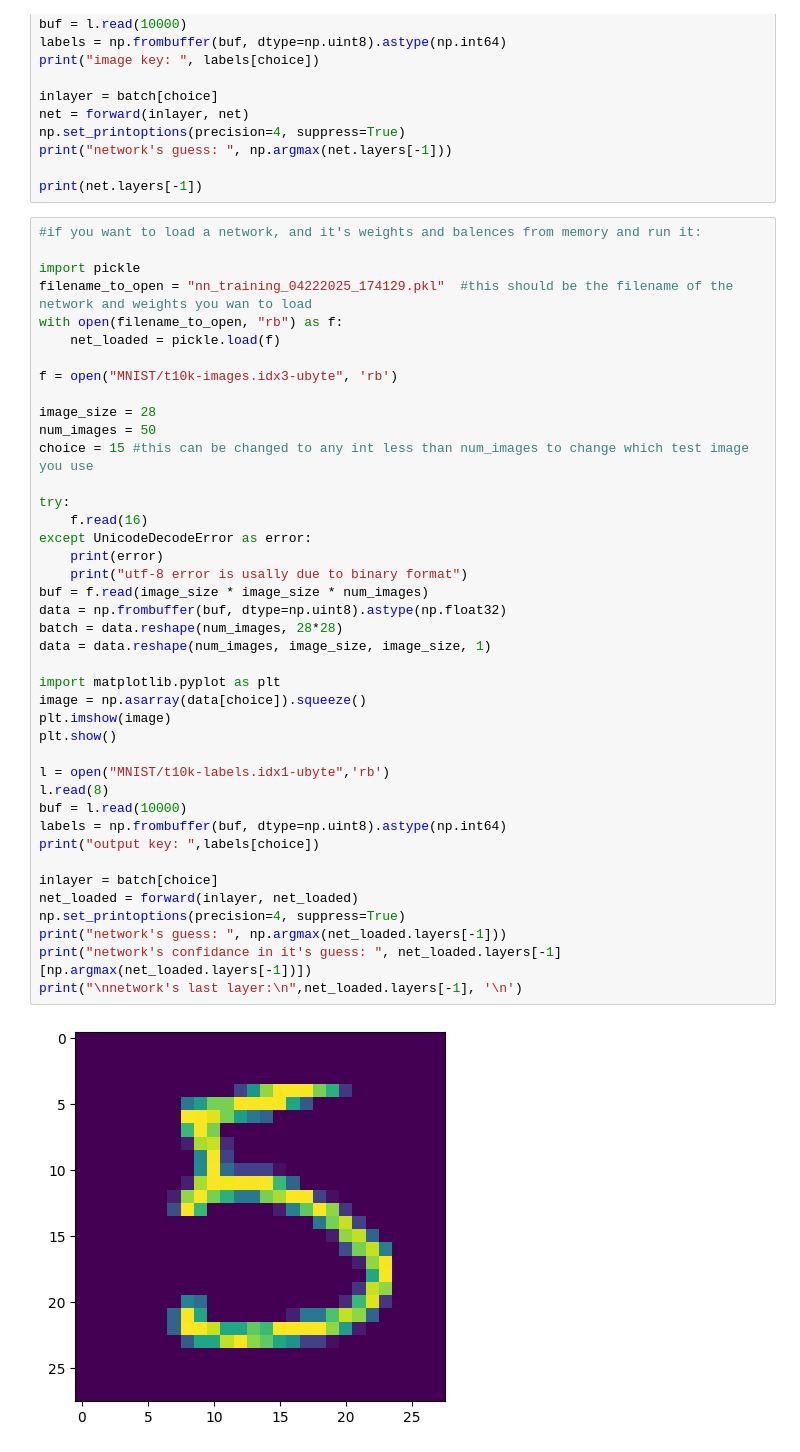
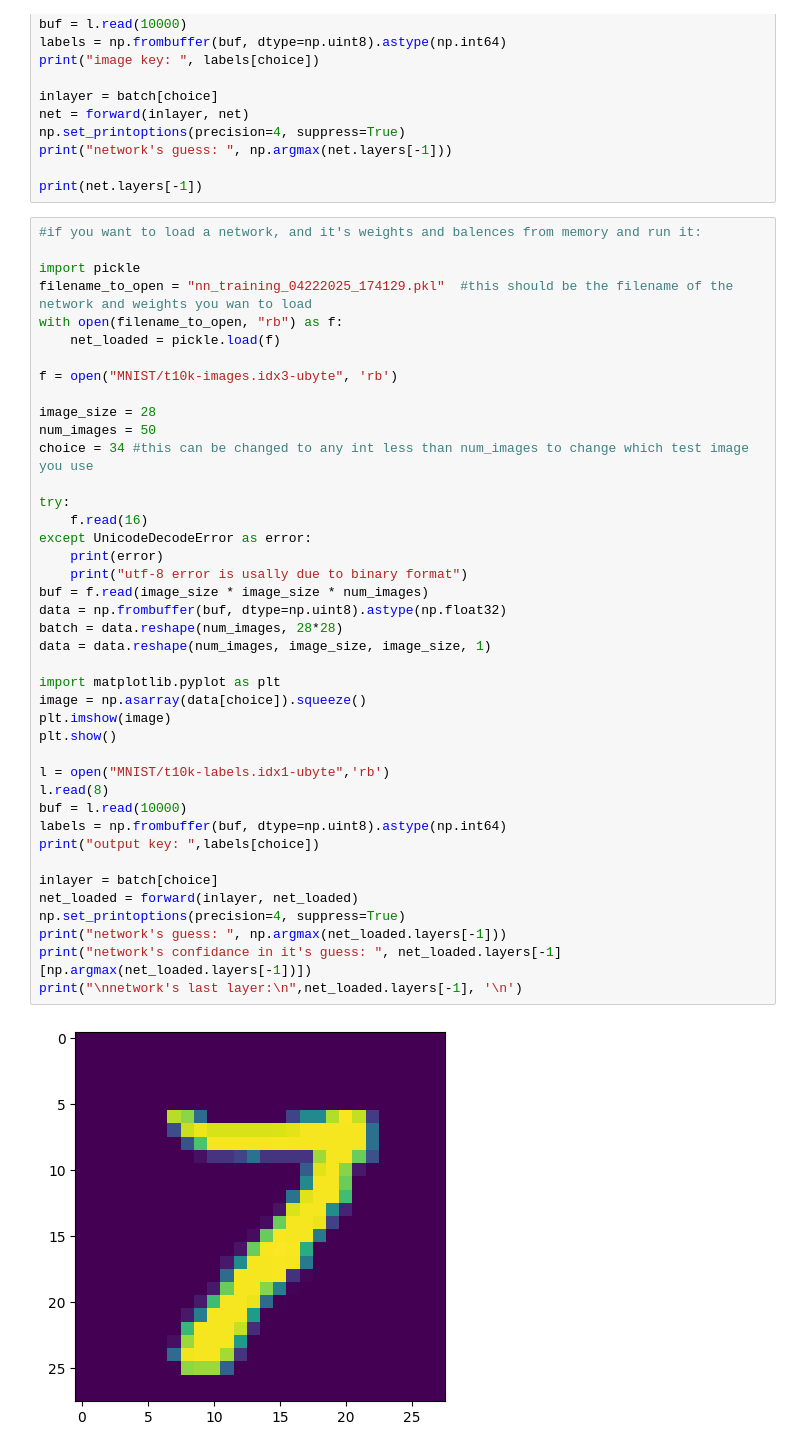
Before and after one commit to Jonathan-Lussier/MNIST_digit_classifier, a Jupyter notebook: basic_nn.ipynb, the cells around one changed output. Drawn from its saved outputs; the diff is of its cells as text.

```diff
--- a/basic_nn.ipynb
+++ b/basic_nn.ipynb
@@ -352,34 +352,34 @@ f = open("MNIST/t10k-images.idx3-ubyte", 'rb')
 
 image_size = 28
 num_images = 50
-choice = 15 #this can be changed to any int less than num_images to change which test image you use
+choice = 34 #this can be changed to any int less than num_images to change which test image you use
 
 try:
     f.read(16)
 except UnicodeDecodeError as error:
     print(error)
     print("utf-8 error is usally due to binary format")
 buf = f.read(image_size * image_size * num_images)
 data = np.frombuffer(buf, dtype=np.uint8).astype(np.float32)
 batch = data.reshape(num_images, 28*28)
 data = data.reshape(num_images, image_size, image_size, 1)
 
 import matplotlib.pyplot as plt
 image = np.asarray(data[choice]).squeeze()
 plt.imshow(image)
 plt.show()
 
 l = open("MNIST/t10k-labels.idx1-ubyte",'rb')
 l.read(8)
 buf = l.read(10000)
 labels = np.frombuffer(buf, dtype=np.uint8).astype(np.int64)
 print("output key: ",labels[choice])
 
 inlayer = batch[choice]
 net_loaded = forward(inlayer, net_loaded)
 np.set_printoptions(precision=4, suppress=True)
 print("network's guess: ", np.argmax(net_loaded.layers[-1]))
 print("network's confidance in it's guess: ", net_loaded.layers[-1][np.argmax(net_loaded.layers[-1])])
 print("\nnetwork's last layer:\n",net_loaded.layers[-1], '\n')
 # %% [output]
-[figure, old version]
+[figure, new version]
```
Also changed, not shown: parts of 1 cell of this notebook.
